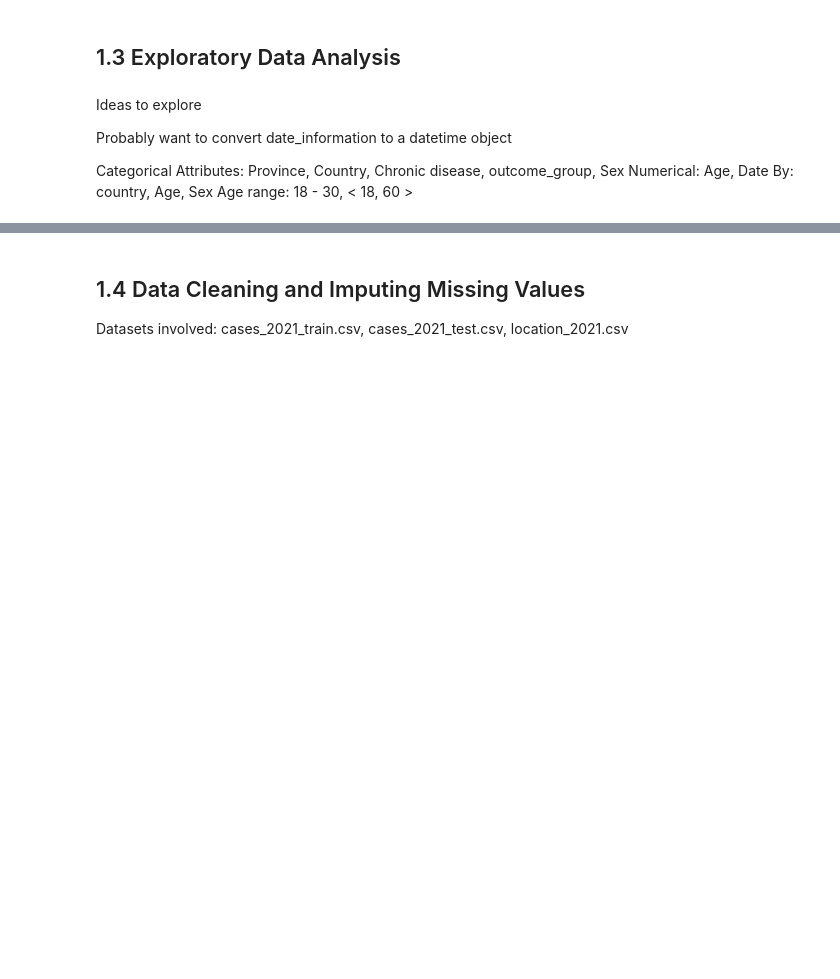
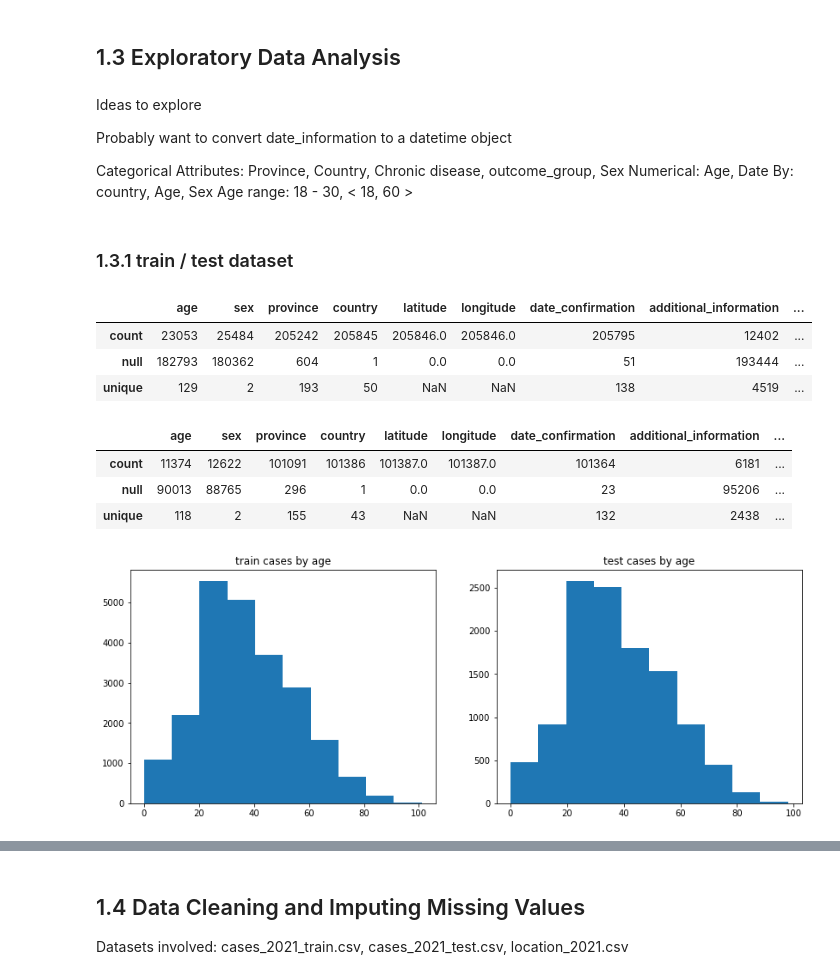
Before and after one commit to YufengLuo98/CMPT-459-Course-Project, a Jupyter notebook: milestone-1.ipynb, the cells around one changed output, grey strips where cells are left out. Drawn from its saved outputs; the diff is of its cells as text; code cells hidden in the pictures; blank space fills up the shorter version.

```diff
--- a/milestone-1.ipynb
+++ b/milestone-1.ipynb
@@ -107,3 +107,38 @@ Categorical Attributes: Province, Country, Chronic disease, outcome_group, Sex
 Numerical: Age, Date
 By: country, Age, Sex
 Age range: 18 - 30, < 18, 60 >
+# %% [markdown]
+### 1.3.1 train / test dataset
+# %%
+stats_cases_train = cases_train.describe(include='all')
+stats_cases_train = stats_cases_train.append(pd.DataFrame([cases_train.isna().sum()], index=['null'])) # add count of null values
+stats_cases_train = stats_cases_train.iloc[[0,11,1]] # keep [count, null, unique]
+stats_cases_train
+# %% [output]
+|  | age | sex | province | country | latitude | longitude | date_confirmation | additional_information | ... |
+| count | 23053 | 25484 | 205242 | 205845 | 205846.0 | 205846.0 | 205795 | 12402 | ... |
+| null | 182793 | 180362 | 604 | 1 | 0.0 | 0.0 | 51 | 193444 | ... |
+| unique | 129 | 2 | 193 | 50 | NaN | NaN | 138 | 4519 | ... |
+# %%
+stats_cases_test = cases_test.describe(include='all').round(2)
+stats_cases_test = stats_cases_test.append(pd.DataFrame([cases_test.isna().sum()], index=['null'])) # add count of null values
+stats_cases_test = stats_cases_test.iloc[[0,11,1]] # keep [count, null, unique]
+stats_cases_test
+# %% [output]
+|  | age | sex | province | country | latitude | longitude | date_confirmation | additional_information | ... |
+| count | 11374 | 12622 | 101091 | 101386 | 101387.0 | 101387.0 | 101364 | 6181 | ... |
+| null | 90013 | 88765 | 296 | 1 | 0.0 | 0.0 | 23 | 95206 | ... |
+| unique | 118 | 2 | 155 | 43 | NaN | NaN | 132 | 2438 | ... |
+# %%
+# age attribute
+plt.figure(figsize=(14,5))
+plt.subplot(1,2,1)
+plt.hist(pd.to_numeric(cases_train['age'], errors='coerce'), bins=10)
+plt.title('train cases by age')
+
+plt.subplot(1,2,2)
+plt.hist(pd.to_numeric(cases_test['age'], errors='coerce'), bins=10)
+plt.title('test cases by age')
+plt.show()
+# %% [output]
+[figure, added]
```
Also changed, not shown: parts of 16 cells of this notebook.
